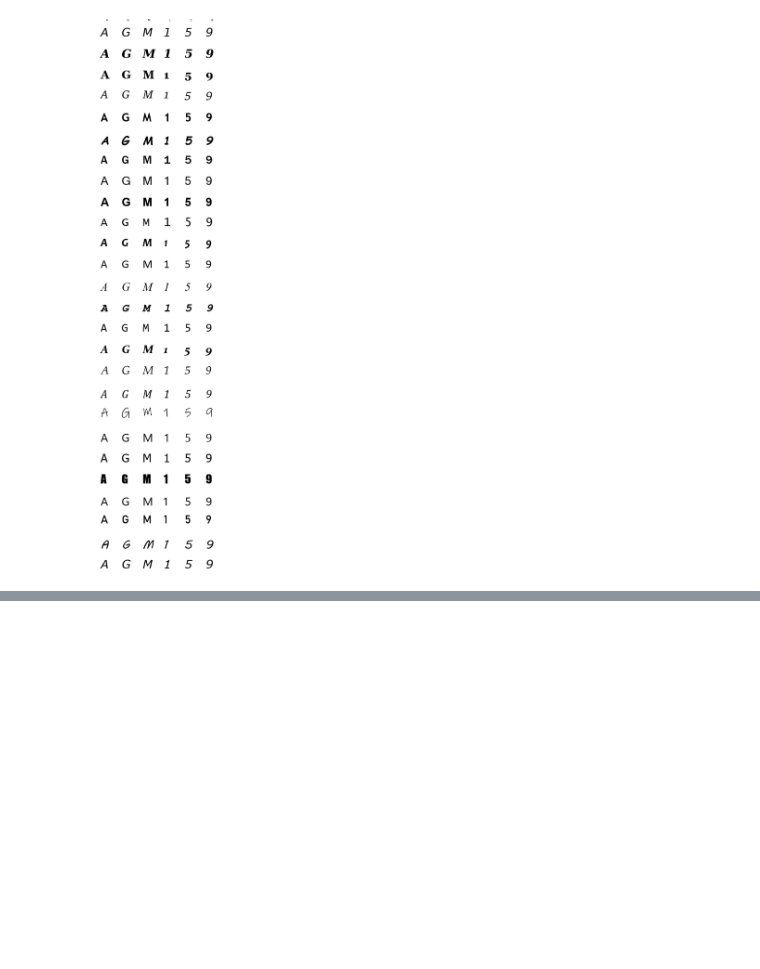
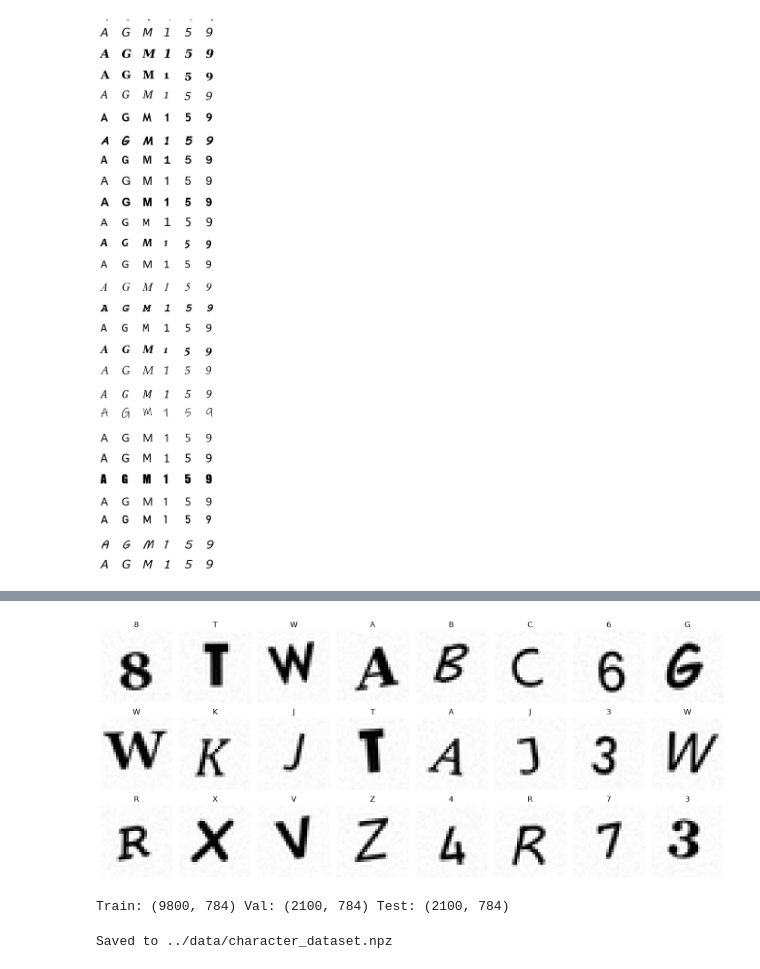
Before and after one commit to Dhivakarseetha-43/-Character-Recognition-NN_ZenteiQ, a Jupyter notebook: notebook/synthds_generation1.ipynb, the cells around one changed output, grey strips where cells are left out. Saved outputs shown, nothing was run; the diff lists cells and outputs as text; code cells hidden in the pictures; blank space fills up the shorter version.

```diff
--- a/notebook/synthds_generation1.ipynb
+++ b/notebook/synthds_generation1.ipynb
@@ -126,0 +294,3 @@ Final locked-in font count: 26
+# %%
+X, y, class_names = build_dataset(fonts, samples_per_class=400)
+print(X.shape, y.shape)
@@ -126,0 +315,74 @@ Final locked-in font count: 26
+# %%
+fig, axes = plt.subplots(3, 8, figsize=(14, 6))
+rng_check = np.random.default_rng(0)
+idxs = rng_check.choice(len(X), 24, replace=False)
+
+for ax, i in zip(axes.flatten(), idxs):
+    ax.imshow(X[i].reshape(28, 28), cmap='gray')
+    ax.set_title(class_names[y[i]])
+    ax.axis('off')
+
+plt.tight_layout()
+plt.show()
+# %% [output]
+[figure, added]
+# %%
+def stratified_split(X, y, train_frac=0.7, val_frac=0.15, seed=42):
+    """
+    Splits data into train/validation/test sets while preserving class
+    proportions (stratified) -- every class appears in all three sets
+    in roughly the same ratio.
+
+    Parameters
+    ----------
+    X : np.ndarray
+        Feature matrix, shape (n_samples, n_features).
+    y : np.ndarray
+        Integer class labels, shape (n_samples,).
+    train_frac : float
+        Fraction of each class's samples assigned to the training set.
+    val_frac : float
+        Fraction assigned to validation (remainder goes to test).
+    seed : int
+        Random seed for reproducibility.
+
+    Returns
+    -------
+    (X_train, y_train), (X_val, y_val), (X_test, y_test)
+    """
+    rng = np.random.default_rng(seed)
+    n_classes = y.max() + 1
+    train_idx, val_idx, test_idx = [], [], []
+
+    for c in range(n_classes):
+        idx = np.where(y == c)[0]
+        rng.shuffle(idx)
+        n = len(idx)
+        n_train = int(n * train_frac)
+        n_val = int(n * val_frac)
+        train_idx.extend(idx[:n_train])
+        val_idx.extend(idx[n_train:n_train+n_val])
+        test_idx.extend(idx[n_train+n_val:])
+
+    train_idx, val_idx, test_idx = map(np.array, (train_idx, val_idx, test_idx))
+    rng.shuffle(train_idx); rng.shuffle(val_idx); rng.shuffle(test_idx)
+
+    return (X[train_idx], y[train_idx]), (X[val_idx], y[val_idx]), (X[test_idx], y[test_idx])
+
+(X_train, y_train), (X_val, y_val), (X_test, y_test) = stratified_split(X, y)
+print("Train:", X_train.shape, "Val:", X_val.shape, "Test:", X_test.shape)
+# %% [output]
+Train: (9800, 784) Val: (2100, 784) Test: (2100, 784)
+# %%
+import os
+os.makedirs('../data', exist_ok=True)
+
+np.savez('../data/character_dataset.npz',
+         X_train=X_train, y_train=y_train,
+         X_val=X_val, y_val=y_val,
+         X_test=X_test, y_test=y_test,
+         class_names=class_names)
+
+print("Saved to ../data/character_dataset.npz")
+# %% [output]
+Saved to ../data/character_dataset.npz
```
Also changed, not shown: parts of 11 cells of this notebook, 7 other files.
